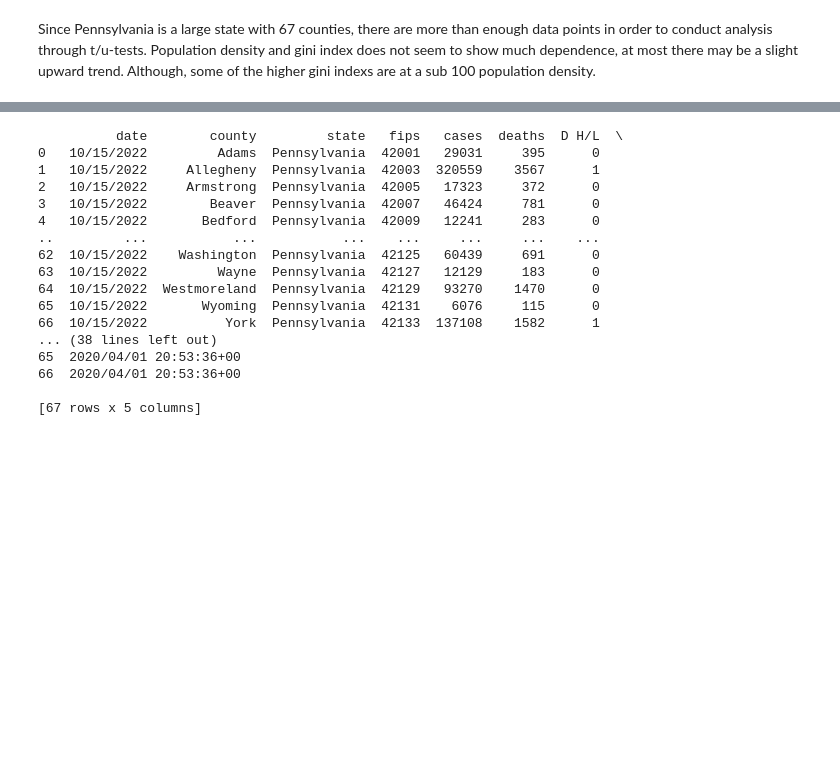
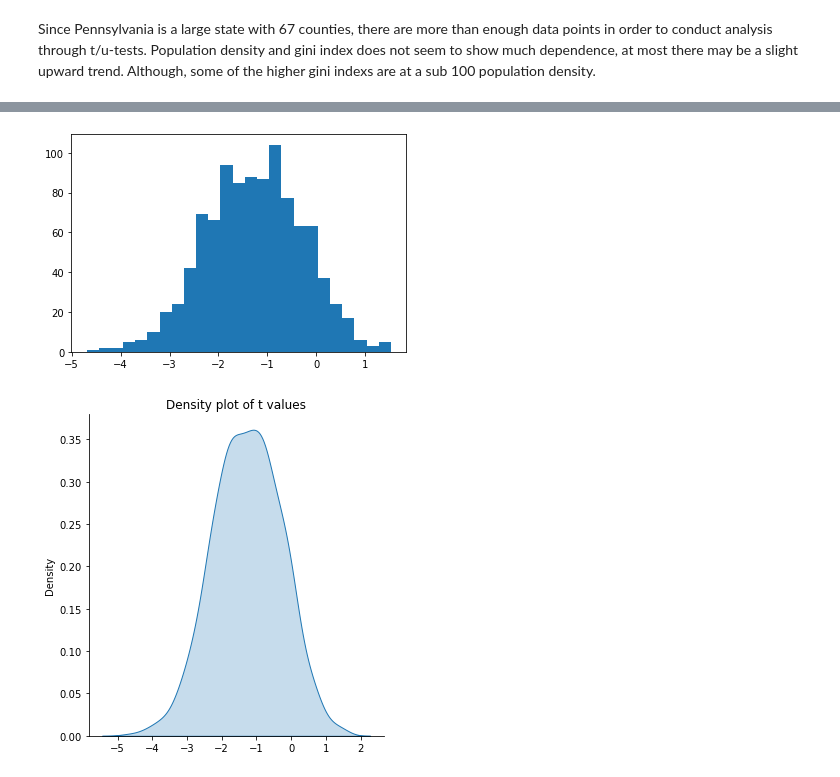
Before and after one commit to dfrancioni/Project-1, a Jupyter notebook: Project 1 Francioni.ipynb, the cells around one changed output, grey strips where cells are left out. Cells and saved outputs as stored; diff of their text form; code cells hidden in the pictures; blank space fills up the shorter version.

```diff
--- a/Project 1 Francioni.ipynb
+++ b/Project 1 Francioni.ipynb
@@ -122,28 +162,61 @@ print(PAdensitydat)
 # %%
 #Are people in counties with higher income inequality (gini index) in PA more likely to have experienced fatal outcomes?
 
 #sets up a new column in the covid data with a value of 0 if the deaths is on the low end of the gini index
 # and a 1 if it is on the high end
 avggini = np.average(PAginidat['Gini'])
 PAcoviddat["G H/L"] =[1 if x> avggini else 0 for x in PAginidat['Gini']]
 
-print(PAcoviddat)
-print(PAdensitydat)
+deathshgini = np.c_[PAcoviddat["deaths"],PAcoviddat["G H/L"]]
+
+#loop to seperate the high and low values
+n = 0
+x = 0
+hgini = []
+lgini = []
+
+for n in range(len(deathshgini)):
+    if np.product(deathshgini[n:n+1]) == 0:
+        lgini[n:n+1] = deathshgini[n:n+1]
+    else:
+        hgini[n:n+1] = deathshgini[n:n+1]
+
+
+lgini = np.column_stack(lgini)
+lgini = lgini[0]
+hgini = np.column_stack(hgini)
+hgini = hgini[0]
+
+#two sample t test
+n = 5
+t = np.zeros(1000)
+sigma1 = np.std(lgini, ddof = 1)
+mean1 = np.mean(lgini)
+sigma2 = np.std(hgini, ddof = 1)
+mean2 = np.mean(hgini)
+
+sp = np.sqrt(((sigma1)**2+(sigma2)**2)/2)
+
+norm_data1 = np.random.normal(mean1,sigma1,10000);
+norm_data2 = np.random.normal(mean2,sigma2,10000);
+
+for m in np.arange(1,1000,1):
+    tmp1 = random.sample(list(norm_data1),n)
+    X1=np.average(tmp1)
+    sigma1=np.std(tmp1)
+    tmp2 = random.sample(list(norm_data2),n)
+    X2=np.average(tmp2)
+    sigma2=np.std(tmp2)
+    t[m-1] = (X1-X2)/(sp*np.sqrt(2/n))
+
+#histogram plot
+DOF = 2*n-2
+plt.hist(t, bins = 25)
+# plt.xlim(-15,15);
+
+#Density plot
+sns.displot(t,kind="kde",fill=True);
+plt.title('Density plot of t values');
 # %% [output]
-          date        county         state   fips   cases  deaths  D H/L  \
-0   10/15/2022         Adams  Pennsylvania  42001   29031     395      0
-1   10/15/2022     Allegheny  Pennsylvania  42003  320559    3567      1
-2   10/15/2022     Armstrong  Pennsylvania  42005   17323     372      0
-3   10/15/2022        Beaver  Pennsylvania  42007   46424     781      0
-4   10/15/2022       Bedford  Pennsylvania  42009   12241     283      0
-..         ...           ...           ...    ...     ...     ...    ...
-62  10/15/2022    Washington  Pennsylvania  42125   60439     691      0
-63  10/15/2022         Wayne  Pennsylvania  42127   12129     183      0
-64  10/15/2022  Westmoreland  Pennsylvania  42129   93270    1470      0
-65  10/15/2022       Wyoming  Pennsylvania  42131    6076     115      0
-66  10/15/2022          York  Pennsylvania  42133  137108    1582      1
-... (38 lines left out)
-65  2020/04/01 20:53:36+00
-66  2020/04/01 20:53:36+00
-
-[67 rows x 5 columns]
+[figure, added]
+[figure, added]
```
Also changed, not shown: parts of 3 cells of this notebook.
